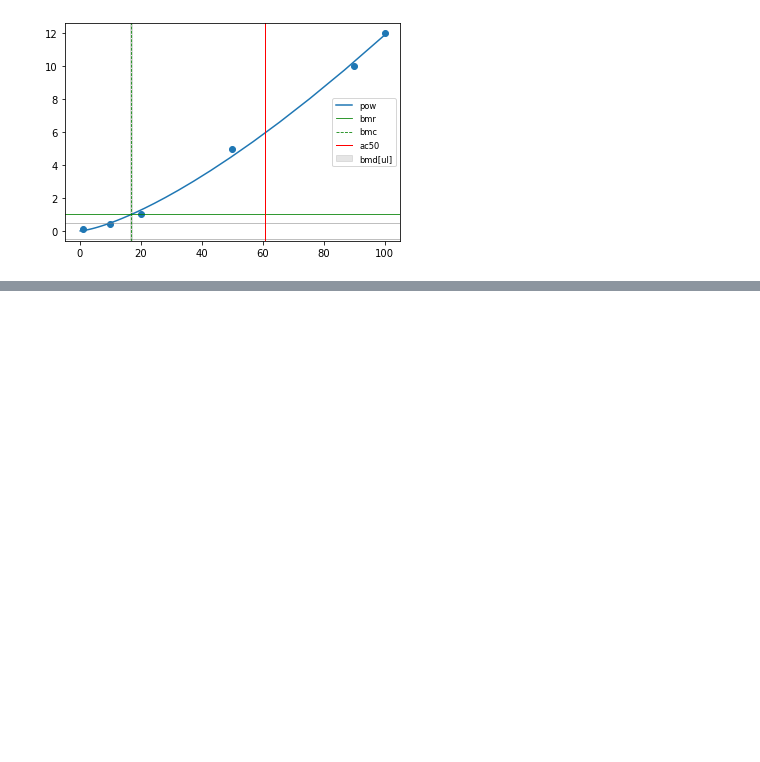
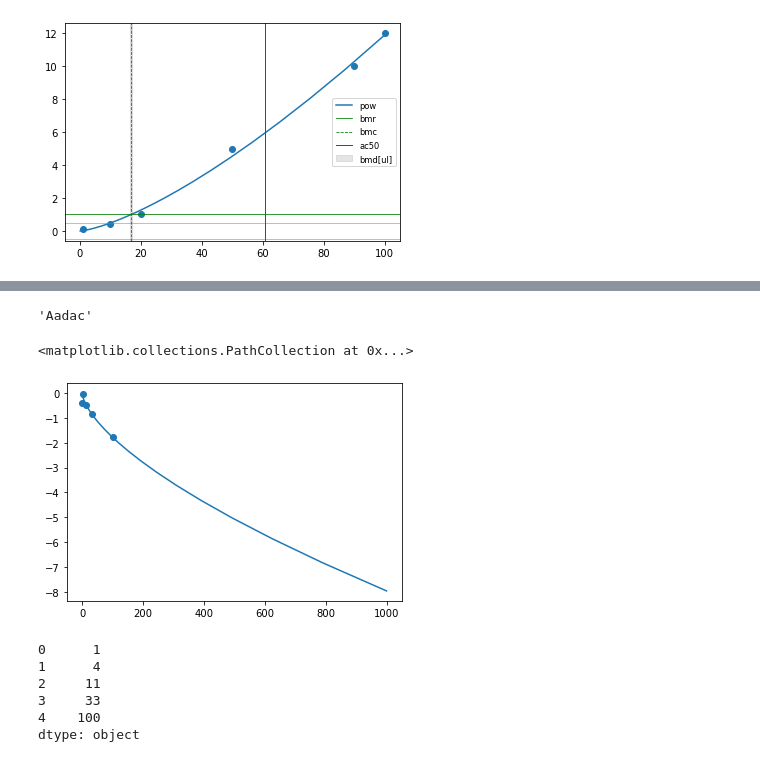
Before and after one commit to i-shah/tcpl-py, a Jupyter notebook: notebooks/dev/004-tcpl-v2.ipynb, the cells around one changed output, grey strips where cells are left out. Drawn from its saved outputs; the diff is of its cells as text; code cells hidden in the pictures; blank space fills up the shorter version.

```diff
--- a/notebooks/dev/004-tcpl-v2.ipynb
+++ b/notebooks/dev/004-tcpl-v2.ipynb
@@ -122,0 +176,19 @@ CF0.plot_fits(interp=True,best_only=True)
+# %%
+CCF.Fit['assay']
+# %% [output]
+'Aadac'
+# %%
+pl.plot(CCF.Cp,CCF.Rp)
+pl.scatter(CCF.C,CCF.R)
+# %% [output]
+<matplotlib.collections.PathCollection at 0x...>
+[figure, added]
+# %%
+CCF.C
+# %% [output]
+0      1
+1      4
+2     11
+3     33
+4    100
+dtype: object
```
Also changed, not shown: parts of 10 cells of this notebook, 1 other file.
